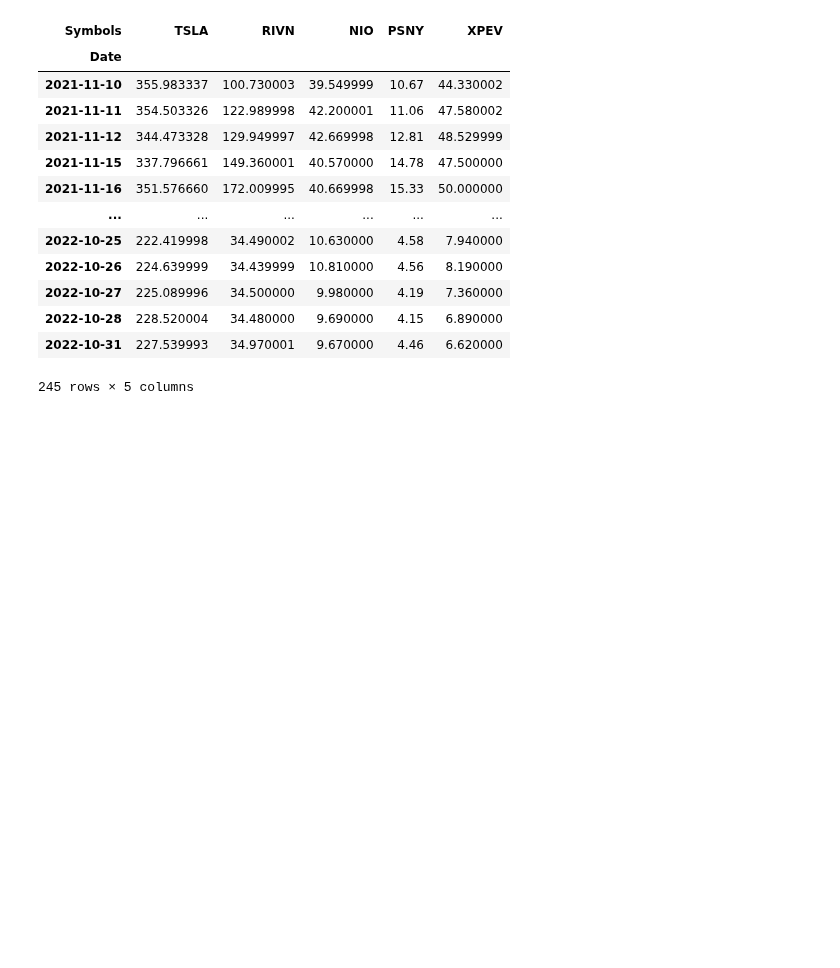
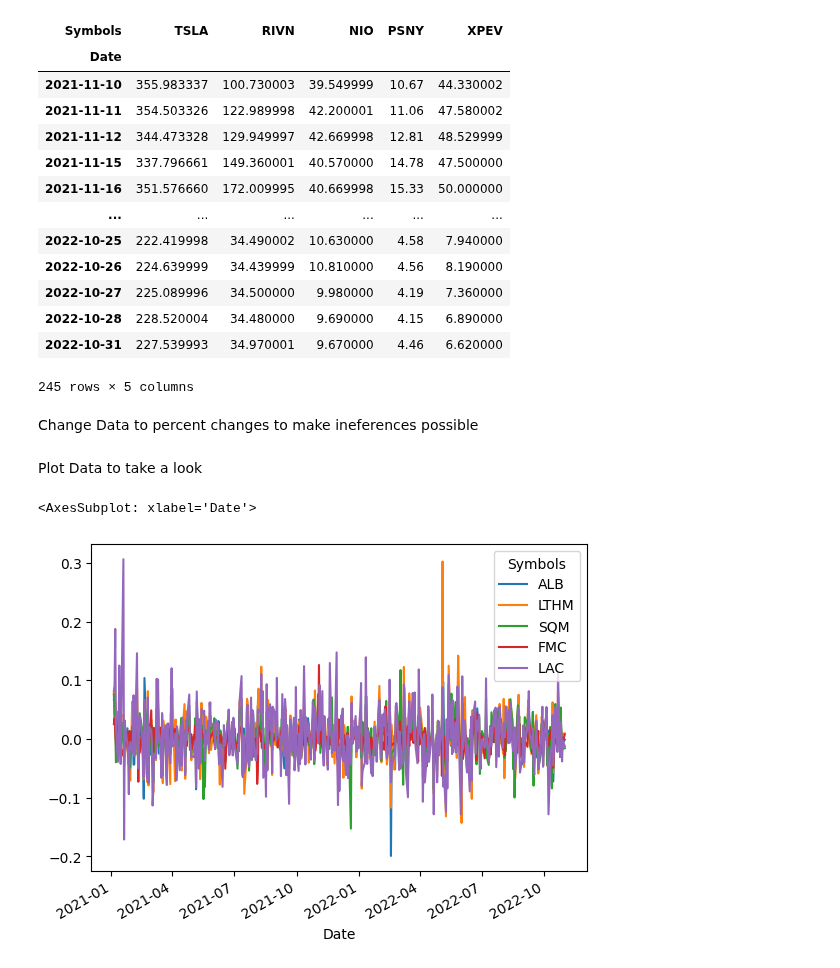
Before and after one commit to E-Silverstein/Financial-Analysis-and-Modeling-Repository, a Jupyter notebook: LithiumStocks.ipynb, the cells around one changed output. Drawn from its saved outputs; the diff is of its cells as text; code cells hidden in the pictures; blank space fills up the shorter version.

```diff
--- a/LithiumStocks.ipynb
+++ b/LithiumStocks.ipynb
@@ -59,3 +59,16 @@ evData = evData['Adj Close']
 | 2022-10-28 | 228.520004 | 34.480000 | 9.690000 | 4.15 | 6.890000 |
 | 2022-10-31 | 227.539993 | 34.970001 | 9.670000 | 4.46 | 6.620000 |
 245 rows × 5 columns
+# %% [markdown]
+Change Data to percent changes to make ineferences possible
+# %%
+miningData = miningData.pct_change()
+batteryData = batteryData.pct_change()
+evData = evData.pct_change()
+# %% [markdown]
+Plot Data to take a look
+# %%
+miningData.plot()
+# %% [output]
+<AxesSubplot: xlabel='Date'>
+[figure, added]
```
Also changed, not shown: parts of 7 cells of this notebook.
